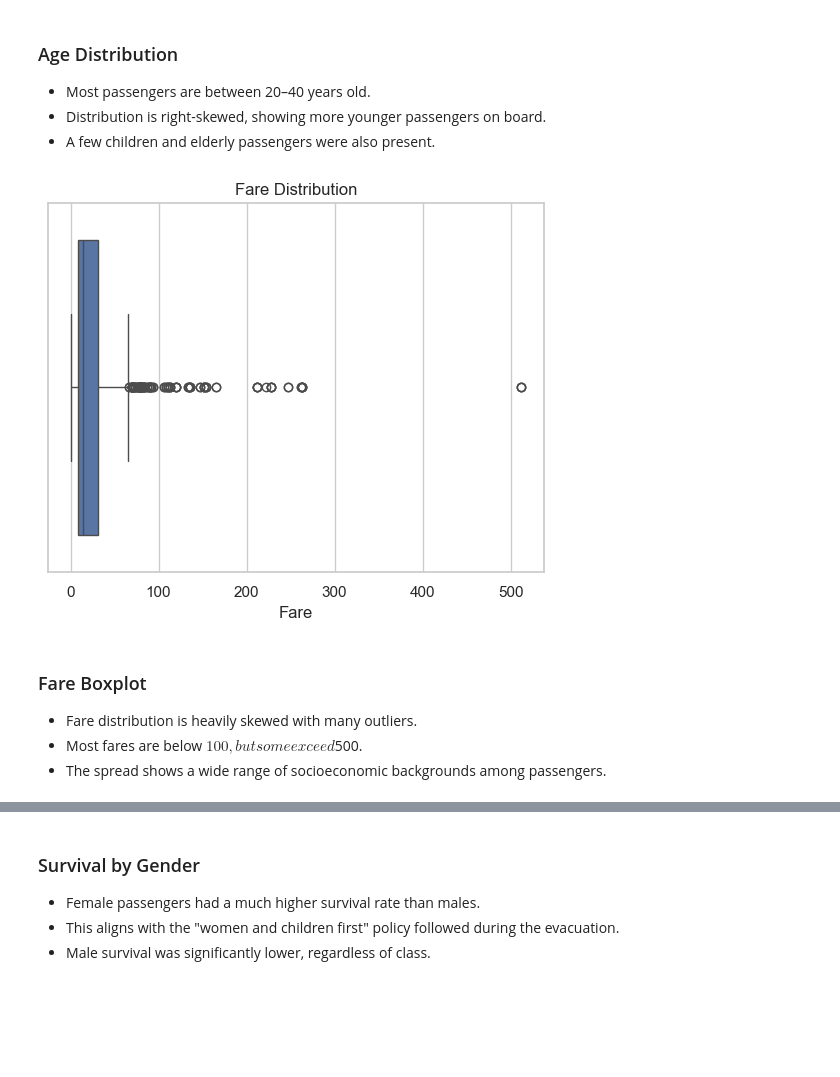
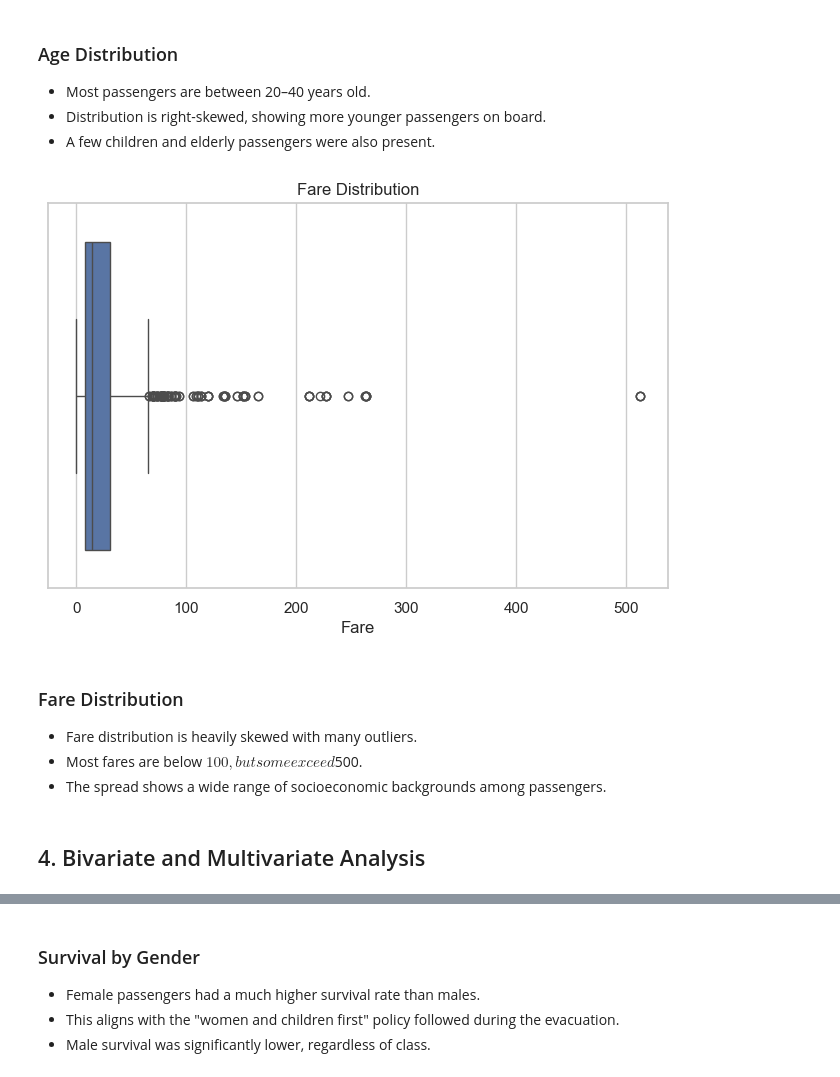
Before and after one commit to SithuSunny/Titanic_EDA-Analysis-Python, a Jupyter notebook: Titanic_EDA.ipynb, the cells around one changed output, grey strips where cells are left out. Cells and saved outputs as stored; diff of their text form; code cells hidden in the pictures; blank space fills up the shorter version.

```diff
--- a/Titanic_EDA.ipynb
+++ b/Titanic_EDA.ipynb
@@ -98,15 +79,18 @@ plt.show()
 - Distribution is right-skewed, showing more younger passengers on board.
 - A few children and elderly passengers were also present.
 # %%
+plt.figure(figsize=(8, 5))
 sns.boxplot(x=df['Fare'])
 plt.title("Fare Distribution")
 plt.show()
 # %% [output]
-[figure, old version]
+[figure, new version]
 # %% [markdown]
-###  Fare Boxplot
+###  Fare Distribution
 
 - Fare distribution is heavily skewed with many outliers.
 - Most fares are below $100, but some exceed $500.
 - The spread shows a wide range of socioeconomic backgrounds among passengers.
+# %% [markdown]
+## 4. Bivariate and Multivariate Analysis
 # %%
```
Also changed, not shown: parts of 23 cells of this notebook.
